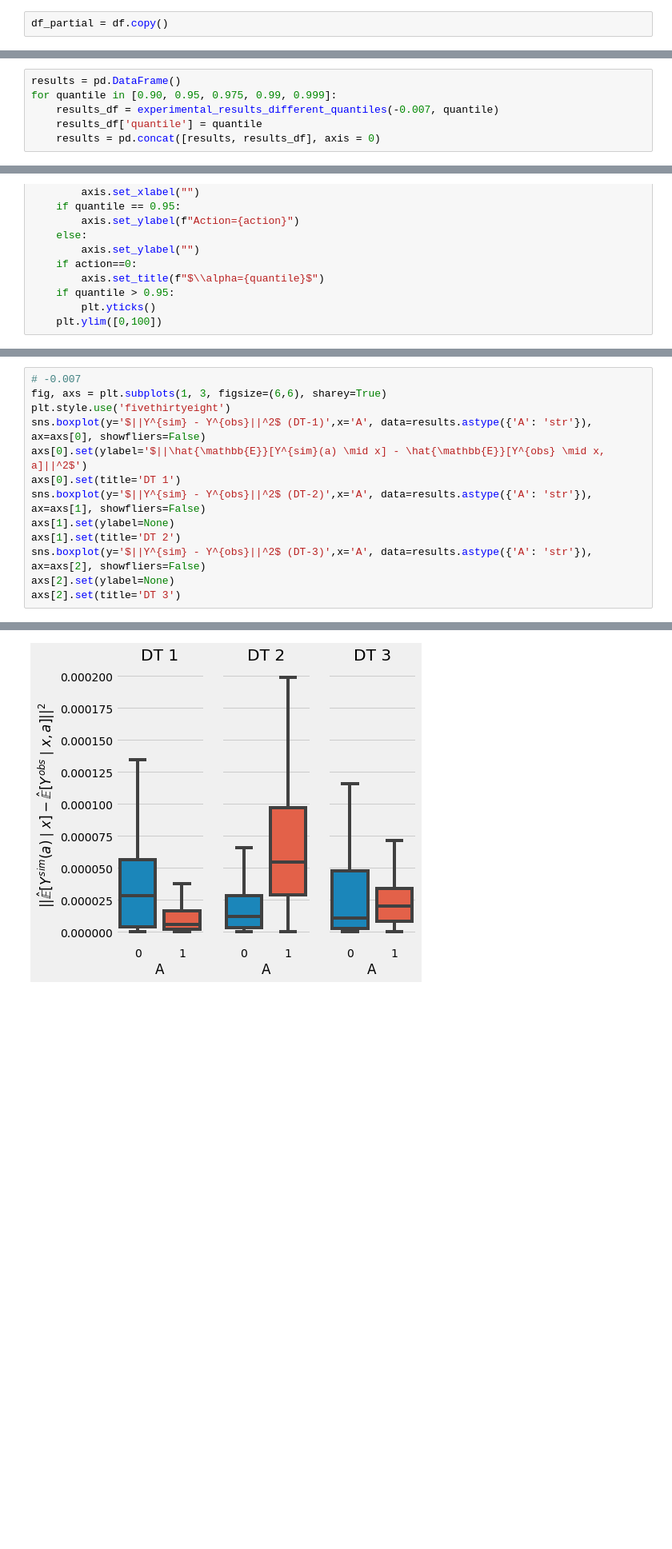
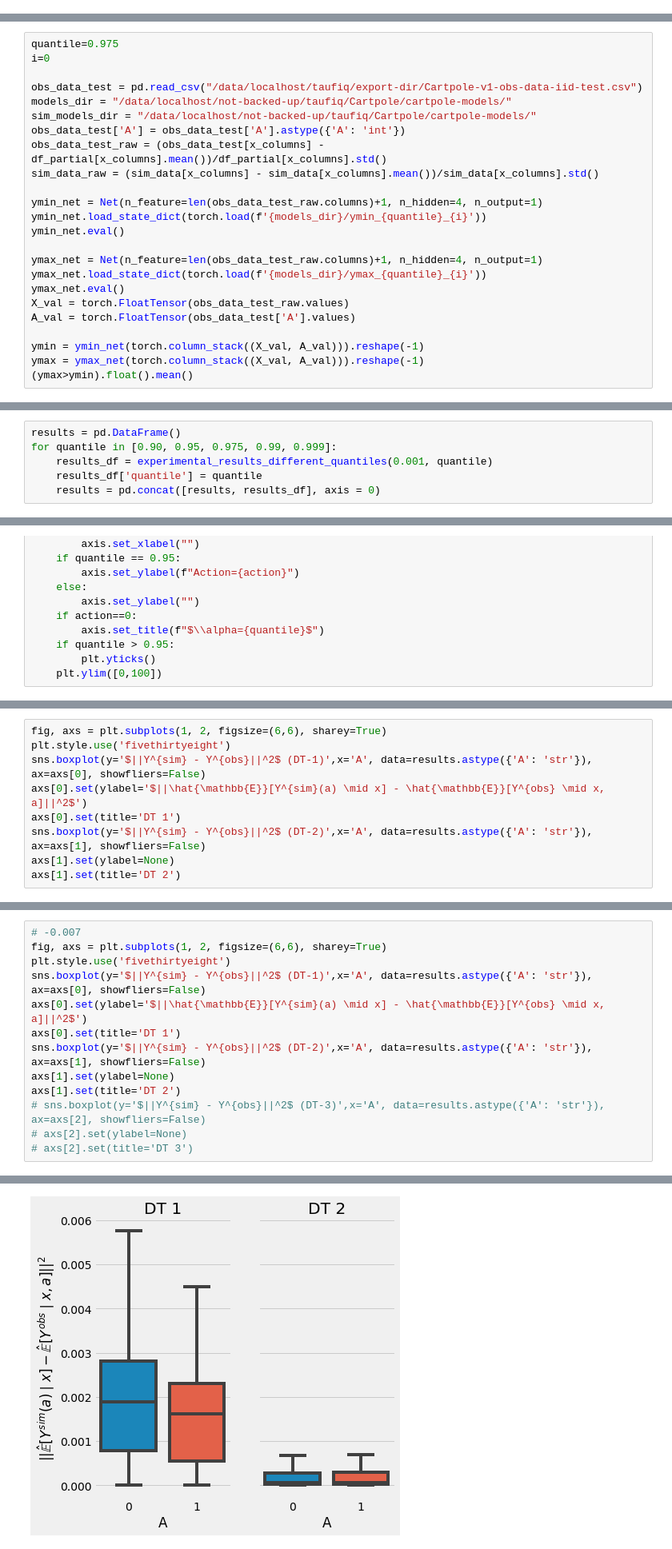
Before and after one commit to faaizT/CausalTwinAssessment, a Jupyter notebook: Cartpole Simulator (Updated).ipynb, the cells around one changed output, grey strips where cells are left out. Shown: that part at 80% size. Drawn from its saved outputs; the diff is of its cells as text; blank space fills up the shorter version.

```diff
--- a/Cartpole Simulator (Updated).ipynb
+++ b/Cartpole Simulator (Updated).ipynb
@@ -1147,3 +1146 @@ df = pd.read_csv("/data/localhost/taufiq/export-dir/Cartpole-v1-obs-data.csv")
 x_columns = ['Cart Position', 'Pole Angle']
-# %%
-df_partial = df.copy()
@@ -1228,3 +1249,27 @@ def experimental_results(perturbation, policy=None, ymin_net=None, ymax_net=None
 # %%
 # results = experimental_results(-0.007)
 results = experimental_results(-0.007, policy, ymin_net, ymax_net)
+# %%
+quantile=0.975
+i=0
+
+obs_data_test = pd.read_csv("/data/localhost/taufiq/export-dir/Cartpole-v1-obs-data-iid-test.csv")
+models_dir = "/data/localhost/not-backed-up/taufiq/Cartpole/cartpole-models/"
+sim_models_dir = "/data/localhost/not-backed-up/taufiq/Cartpole/cartpole-models/"
+obs_data_test['A'] = obs_data_test['A'].astype({'A': 'int'})
+obs_data_test_raw = (obs_data_test[x_columns] - df_partial[x_columns].mean())/df_partial[x_columns].std()
+sim_data_raw = (sim_data[x_columns] - sim_data[x_columns].mean())/sim_data[x_columns].std()
+
+ymin_net = Net(n_feature=len(obs_data_test_raw.columns)+1, n_hidden=4, n_output=1)
+ymin_net.load_state_dict(torch.load(f'{models_dir}/ymin_{quantile}_{i}'))
+ymin_net.eval()
+
+ymax_net = Net(n_feature=len(obs_data_test_raw.columns)+1, n_hidden=4, n_output=1)
+ymax_net.load_state_dict(torch.load(f'{models_dir}/ymax_{quantile}_{i}'))
+ymax_net.eval()
+X_val = torch.FloatTensor(obs_data_test_raw.values)
+A_val = torch.FloatTensor(obs_data_test['A'].values)
+
+ymin = ymin_net(torch.column_stack((X_val, A_val))).reshape(-1)
+ymax = ymax_net(torch.column_stack((X_val, A_val))).reshape(-1)
+(ymax>ymin).float().mean()
@@ -1334,7 +1389,7 @@ plt.xlim([0,1.01])
 # %%
 results = pd.DataFrame()
 for quantile in [0.90, 0.95, 0.975, 0.99, 0.999]:
-    results_df = experimental_results_different_quantiles(-0.007, quantile)
+    results_df = experimental_results_different_quantiles(0.001, quantile)
     results_df['quantile'] = quantile
     results = pd.concat([results, results_df], axis = 0)
 # %%
@@ -1539,0 +1599,9 @@ plt.style.use('fivethirtyeight')
+# %%
+fig, axs = plt.subplots(1, 2, figsize=(6,6), sharey=True)
+plt.style.use('fivethirtyeight')
+sns.boxplot(y='$||Y^{sim} - Y^{obs}||^2$ (DT-1)',x='A', data=results.astype({'A': 'str'}), ax=axs[0], showfliers=False)
+axs[0].set(ylabel='$||\hat{\mathbb{E}}[Y^{sim}(a) \mid x] - \hat{\mathbb{E}}[Y^{obs} \mid x, a]||^2$')
+axs[0].set(title='DT 1')
+sns.boxplot(y='$||Y^{sim} - Y^{obs}||^2$ (DT-2)',x='A', data=results.astype({'A': 'str'}), ax=axs[1], showfliers=False)
+axs[1].set(ylabel=None)
+axs[1].set(title='DT 2')
@@ -1540,6 +1611,6 @@ plt.style.use('fivethirtyeight')
 # %%
 # -0.007
-fig, axs = plt.subplots(1, 3, figsize=(6,6), sharey=True)
+fig, axs = plt.subplots(1, 2, figsize=(6,6), sharey=True)
 plt.style.use('fivethirtyeight')
 sns.boxplot(y='$||Y^{sim} - Y^{obs}||^2$ (DT-1)',x='A', data=results.astype({'A': 'str'}), ax=axs[0], showfliers=False)
 axs[0].set(ylabel='$||\hat{\mathbb{E}}[Y^{sim}(a) \mid x] - \hat{\mathbb{E}}[Y^{obs} \mid x, a]||^2$')
@@ -1547,7 +1618,7 @@ axs[0].set(title='DT 1')
 sns.boxplot(y='$||Y^{sim} - Y^{obs}||^2$ (DT-2)',x='A', data=results.astype({'A': 'str'}), ax=axs[1], showfliers=False)
 axs[1].set(ylabel=None)
 axs[1].set(title='DT 2')
-sns.boxplot(y='$||Y^{sim} - Y^{obs}||^2$ (DT-3)',x='A', data=results.astype({'A': 'str'}), ax=axs[2], showfliers=False)
-axs[2].set(ylabel=None)
-axs[2].set(title='DT 3')
+# sns.boxplot(y='$||Y^{sim} - Y^{obs}||^2$ (DT-3)',x='A', data=results.astype({'A': 'str'}), ax=axs[2], showfliers=False)
+# axs[2].set(ylabel=None)
+# axs[2].set(title='DT 3')
 # %% [output]
@@ -1555,4 +1626,4 @@ axs[2].set(title='DT 3')
-[figure, old version]
+[figure, new version]
 # %%
 df = pd.DataFrame({'$A$':[0,1], 'CPS':[0.05, 0.95]}).set_index('$A$')
 df
```
Also changed, not shown: parts of 22 cells of this notebook, 4 other files.
